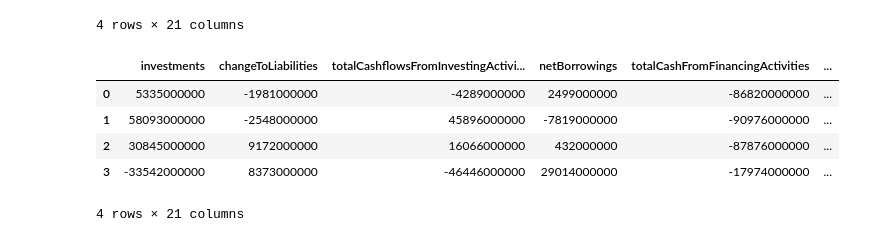
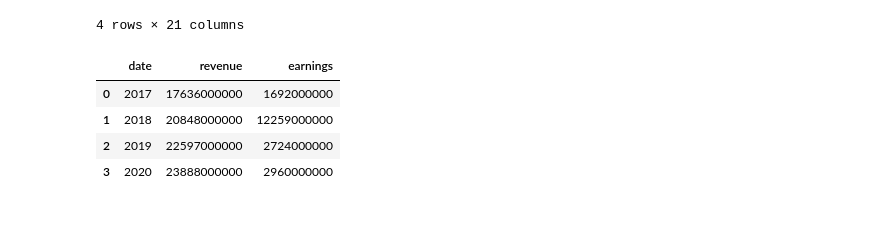
Before and after one commit to rochiecuevas/stocks, a Jupyter notebook: Stocks.ipynb, the cells around one changed output. Saved outputs shown, nothing was run; the diff lists cells and outputs as text; code cells hidden in the pictures.

```diff
--- a/Stocks.ipynb
+++ b/Stocks.ipynb
@@ -116,3 +116,28 @@ def cashflow_df(ticker):
     # Convert the dictionary into a dataframe
     df = pd.DataFrame(cashflow)
     return df
+# %%
+def earnings_df(ticker):
+    """ Generates a dataframe containing information from earnings statements """
+    # Get financial information using the ticker_info function from Yahoo Finance
+    financials = ticker_info(url_financials, ticker)
+
+    # Extract annual earnings information from Yahoo Finance
+    earnings = []
+    for x in financials["earnings"]["financialsChart"]["yearly"]:
+        keys = []
+        values = []
+        for key, value in x.items():
+            keys.append(key)
+            if isinstance(value, dict):
+                values.append(value.get("raw"))
+            else:
+                values.append(value)
+
+        # Convert earnings information into dictionary
+        dict_ = {key:value for key,value in zip(keys,values)}
+        earnings.append(dict_)
+
+    # Convert list of dictionaries to pandas dataframe
+    df = pd.DataFrame(earnings)
+    return df
@@ -125,12 +175,3 @@ cashflow_df("AVGO")
 | 2 | -325000000 | -4674000000 | -973000000 | -11118000000 | -396000000 | ... |
 | 3 | -97000000 | -674000000 | 3758000000 | 2230000000 | -583000000 | ... |
 4 rows × 21 columns
-# %%
-df
-# %% [output]
-|  | investments | changeToLiabilities | totalCashflowsFromInvestingActivi... | netBorrowings | totalCashFromFinancingActivities | ... |
-| 0 | 5335000000 | -1981000000 | -4289000000 | 2499000000 | -86820000000 | ... |
-| 1 | 58093000000 | -2548000000 | 45896000000 | -7819000000 | -90976000000 | ... |
-| 2 | 30845000000 | 9172000000 | 16066000000 | 432000000 | -87876000000 | ... |
-| 3 | -33542000000 | 8373000000 | -46446000000 | 29014000000 | -17974000000 | ... |
-4 rows × 21 columns
@@ -142,0 +178,8 @@ financials["balanceSheetHistory"]
+# %%
+earnings_df("AVGO")
+# %% [output]
+|  | date | revenue | earnings |
+| 0 | 2017 | 17636000000 | 1692000000 |
+| 1 | 2018 | 20848000000 | 12259000000 |
+| 2 | 2019 | 22597000000 | 2724000000 |
+| 3 | 2020 | 23888000000 | 2960000000 |
```
Also changed, not shown: parts of 7 cells of this notebook.
